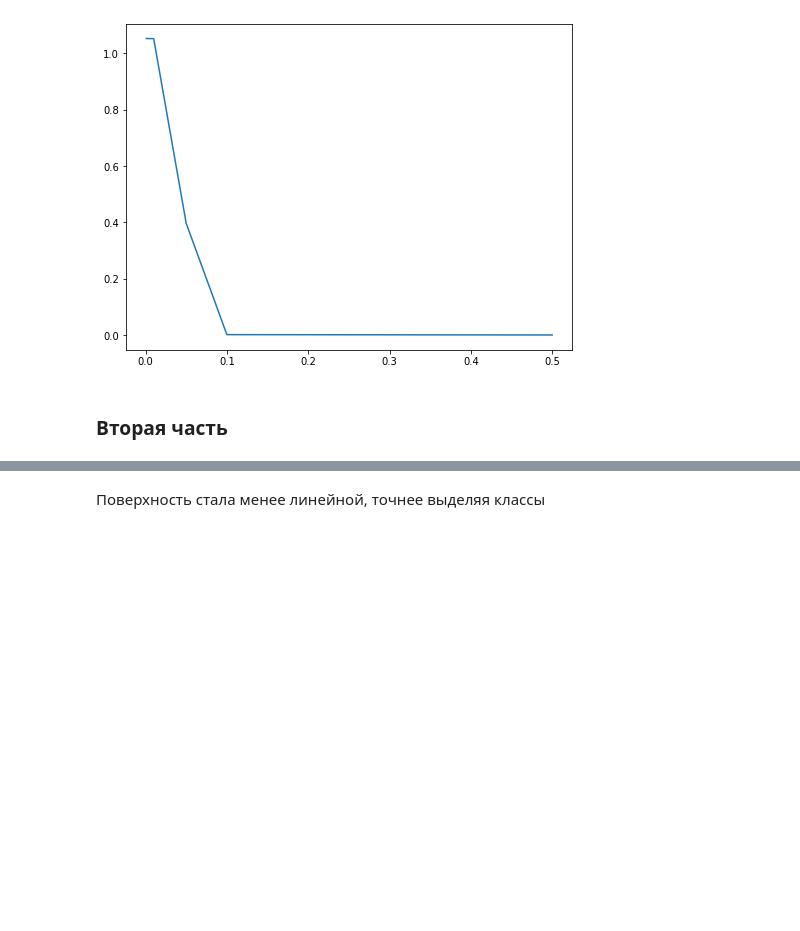
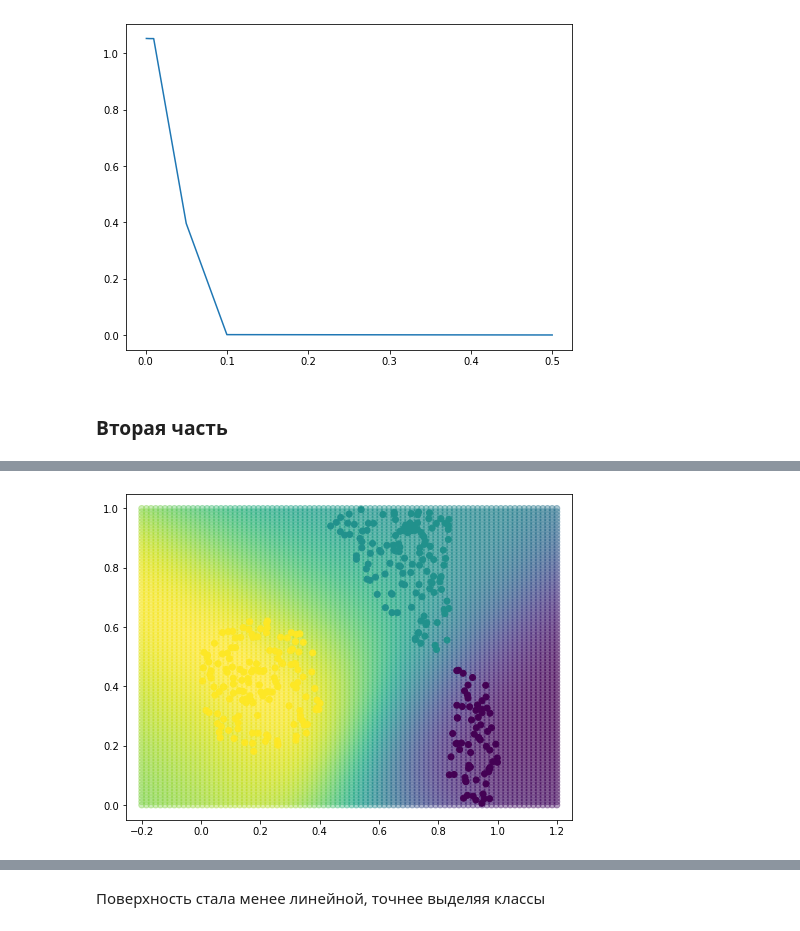
Before and after one commit to BangodKA/msu_nn_spring_2021, a Jupyter notebook: Krapivin_hw1.ipynb, the cells around one changed output, grey strips where cells are left out. Drawn from its saved outputs; the diff is of its cells as text; code cells hidden in the pictures; blank space fills up the shorter version.

```diff
--- a/Krapivin_hw1.ipynb
+++ b/Krapivin_hw1.ipynb
@@ -478,6 +478,23 @@ size_grid = 90
 x_grid = np.linspace(-0.2, 1.2, size_grid)
 y_grid = np.linspace(0, 1, size_grid)
 x_, y_ = np.meshgrid(x_grid, y_grid)
+# %%
+X_square = np.dstack((x_, y_)).reshape(size_grid ** 2, 2)
+predict = net.forward(X_square)
+# %%
+fig, ax = plt.subplots()
+fig.set_figwidth(8)
+fig.set_figheight(6)
+plt.scatter(X_square[:, 0], X_square[:, 1], c=predict, alpha=0.4)
+
+data = np.load('data.npz')
+X, y = data['arr_0'], data['arr_1']
+plt.scatter(X[:, 0], X[:, 1], c=y)
+
+plt.axis('equal')
+plt.show()
+# %% [output]
+[figure, added]
 # %%
 X_square = np.dstack((x_, y_)).reshape(size_grid ** 2, 2)
 predict = np.around(net.forward(X_square))
```
Also changed, not shown: parts of 4 cells of this notebook.
